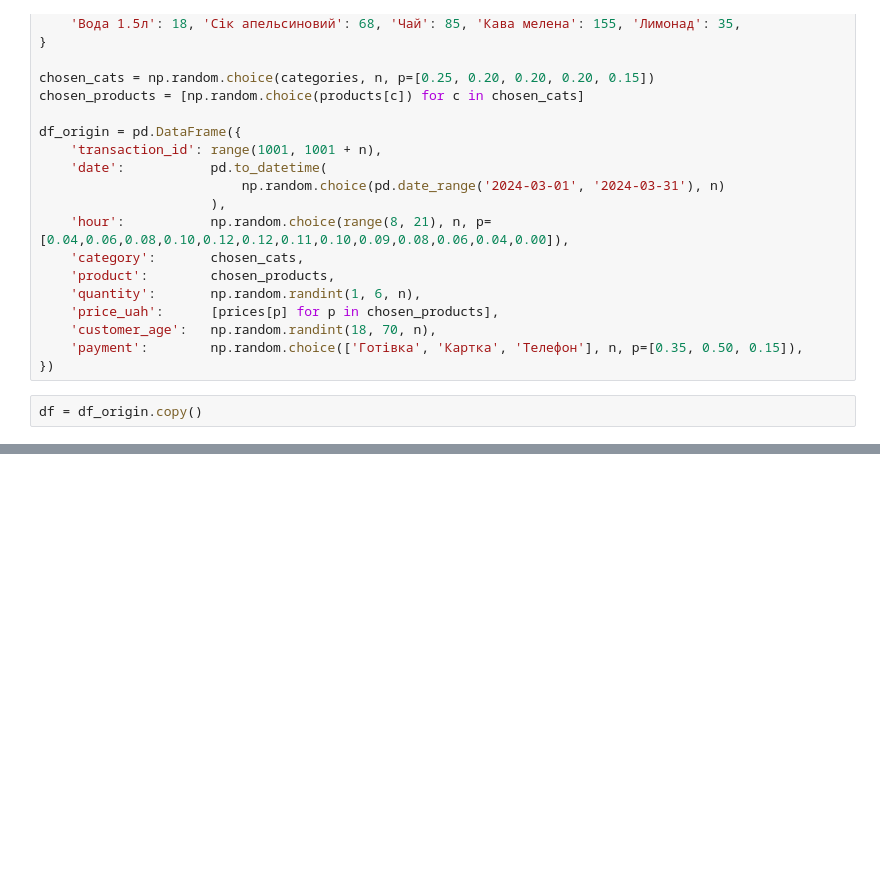
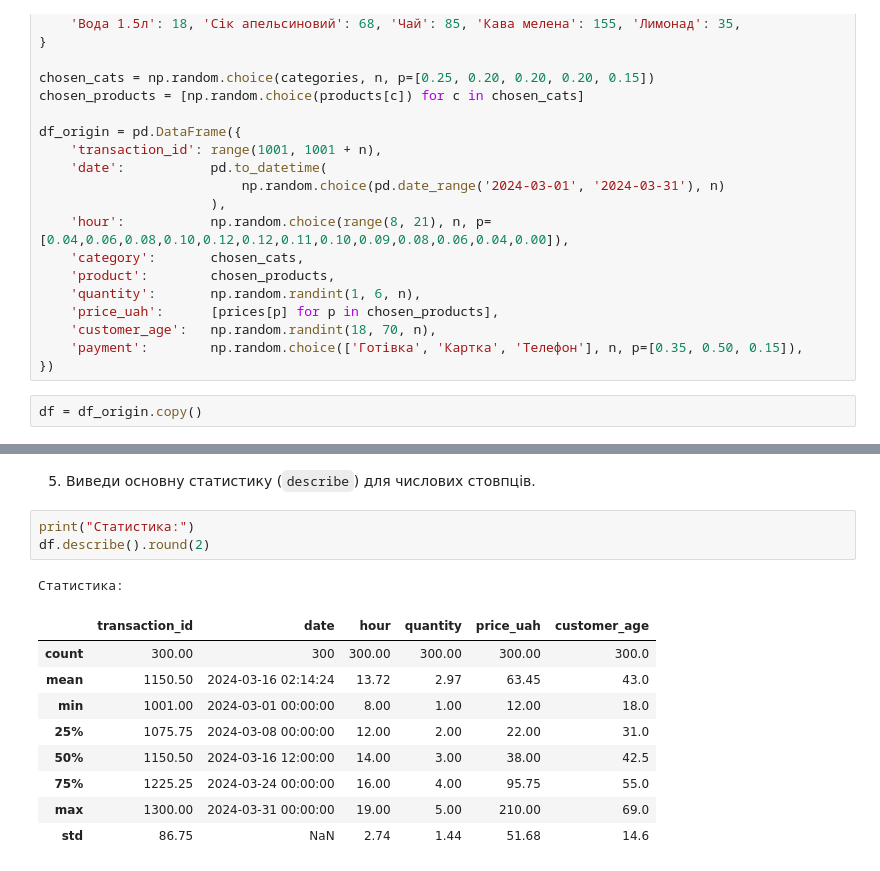
Before and after one commit to volodymyr-holovan/DTA2026, a Jupyter notebook: project_store_sales_analysis/store_sales_analysis.ipynb, the cells around one changed output, grey strips where cells are left out. Cells and saved outputs as stored; diff of their text form; blank space fills up the shorter version.

```diff
--- a/project_store_sales_analysis/store_sales_analysis.ipynb
+++ b/project_store_sales_analysis/store_sales_analysis.ipynb
@@ -60,0 +103,16 @@ df
+# %% [markdown]
+5. Виведи основну статистику (`describe`) для числових стовпців.
+# %%
+print("Статистика:")
+df.describe().round(2)
+# %% [output]
+Статистика:
+|  | transaction_id | date | hour | quantity | price_uah | customer_age |
+| count | 300.00 | 300 | 300.00 | 300.00 | 300.00 | 300.0 |
+| mean | 1150.50 | 2024-03-16 02:14:24 | 13.72 | 2.97 | 63.45 | 43.0 |
+| min | 1001.00 | 2024-03-01 00:00:00 | 8.00 | 1.00 | 12.00 | 18.0 |
+| 25% | 1075.75 | 2024-03-08 00:00:00 | 12.00 | 2.00 | 22.00 | 31.0 |
+| 50% | 1150.50 | 2024-03-16 12:00:00 | 14.00 | 3.00 | 38.00 | 42.5 |
+| 75% | 1225.25 | 2024-03-24 00:00:00 | 16.00 | 4.00 | 95.75 | 55.0 |
+| max | 1300.00 | 2024-03-31 00:00:00 | 19.00 | 5.00 | 210.00 | 69.0 |
+| std | 86.75 | NaN | 2.74 | 1.44 | 51.68 | 14.6 |
```
Also changed, not shown: parts of 9 cells of this notebook.
